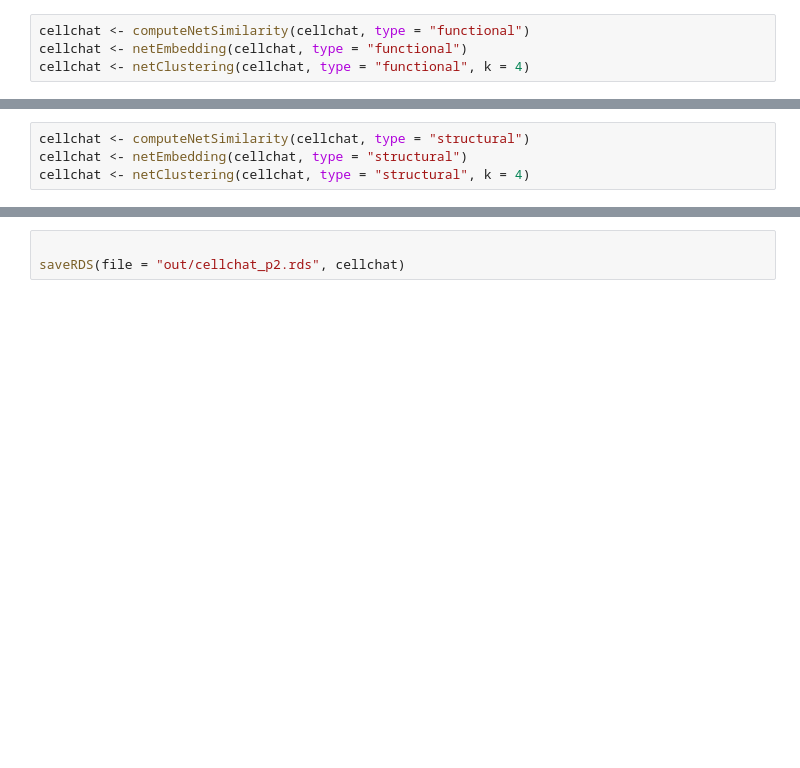
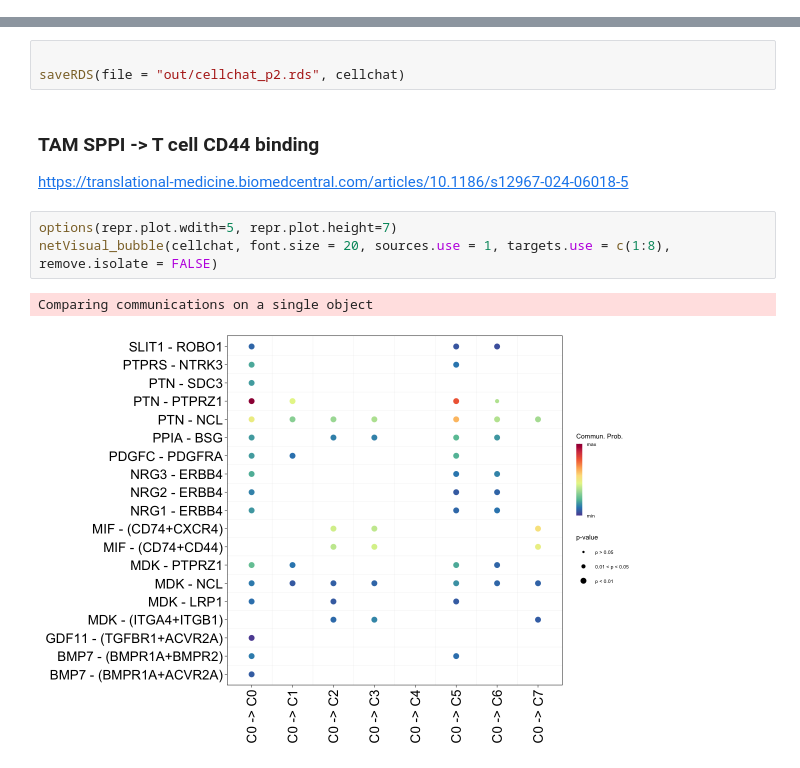
Before and after one commit to Sashoss/Pediatric_Immuno-Oncology, a Jupyter notebook: Notebooks/cellchat/run_cellchat.ipynb, the cells around one changed output, grey strips where cells are left out. Saved outputs shown, nothing was run; the diff lists cells and outputs as text; blank space fills up the shorter version.

Commit message:
SPP1-CD44 target

```diff
--- a/Notebooks/cellchat/run_cellchat.ipynb
+++ b/Notebooks/cellchat/run_cellchat.ipynb
@@ -185,6 +213,2 @@ netAnalysis_river(cellchat,
 # %% [markdown]
 ### Manifold and classification learning analysis of signaling networks
-# %%
-cellchat <- computeNetSimilarity(cellchat, type = "functional")
-cellchat <- netEmbedding(cellchat, type = "functional")
-cellchat <- netClustering(cellchat, type = "functional", k = 4)
@@ -195,4 +214,0 @@ netVisual_embedding(cellchat, type = "functional", label.size = 3.5)
-# %%
-cellchat <- computeNetSimilarity(cellchat, type = "structural")
-cellchat <- netEmbedding(cellchat, type = "structural")
-cellchat <- netClustering(cellchat, type = "structural", k = 4)
@@ -204,3 +220,12 @@ netVisual_embeddingZoomIn(cellchat, type = "structural", nCol = 2)
 # %%
 
 saveRDS(file = "out/cellchat_p2.rds", cellchat)
+# %% [markdown]
+### TAM SPPI -> T cell CD44 binding
+https://translational-medicine.biomedcentral.com/articles/10.1186/s12967-024-06018-5
+# %%
+options(repr.plot.wdith=5, repr.plot.height=7)
+netVisual_bubble(cellchat, font.size = 20, sources.use = 1, targets.use = c(1:8), remove.isolate = FALSE)
+# %% [output]
+Comparing communications on a single object
+[figure, added]
```
Also changed, not shown: parts of 23 cells of this notebook, 7 other files.
